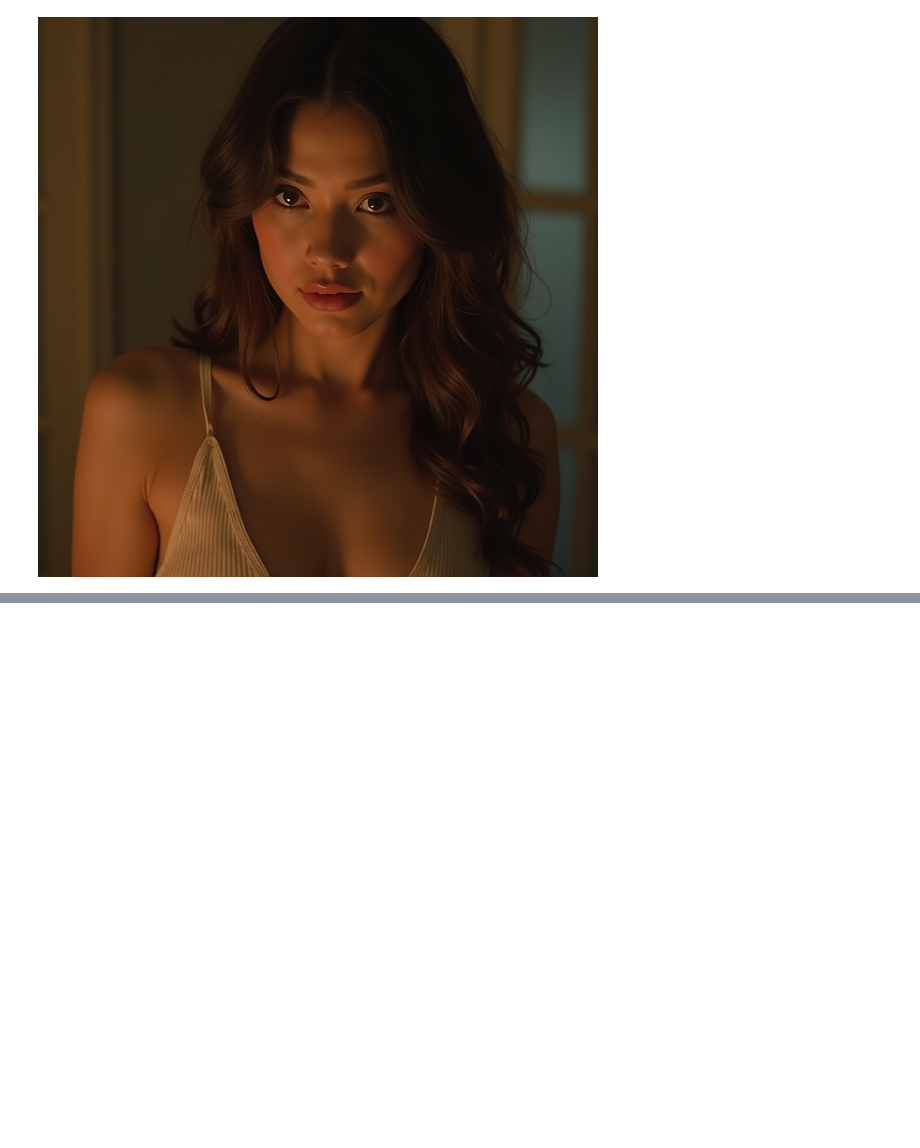
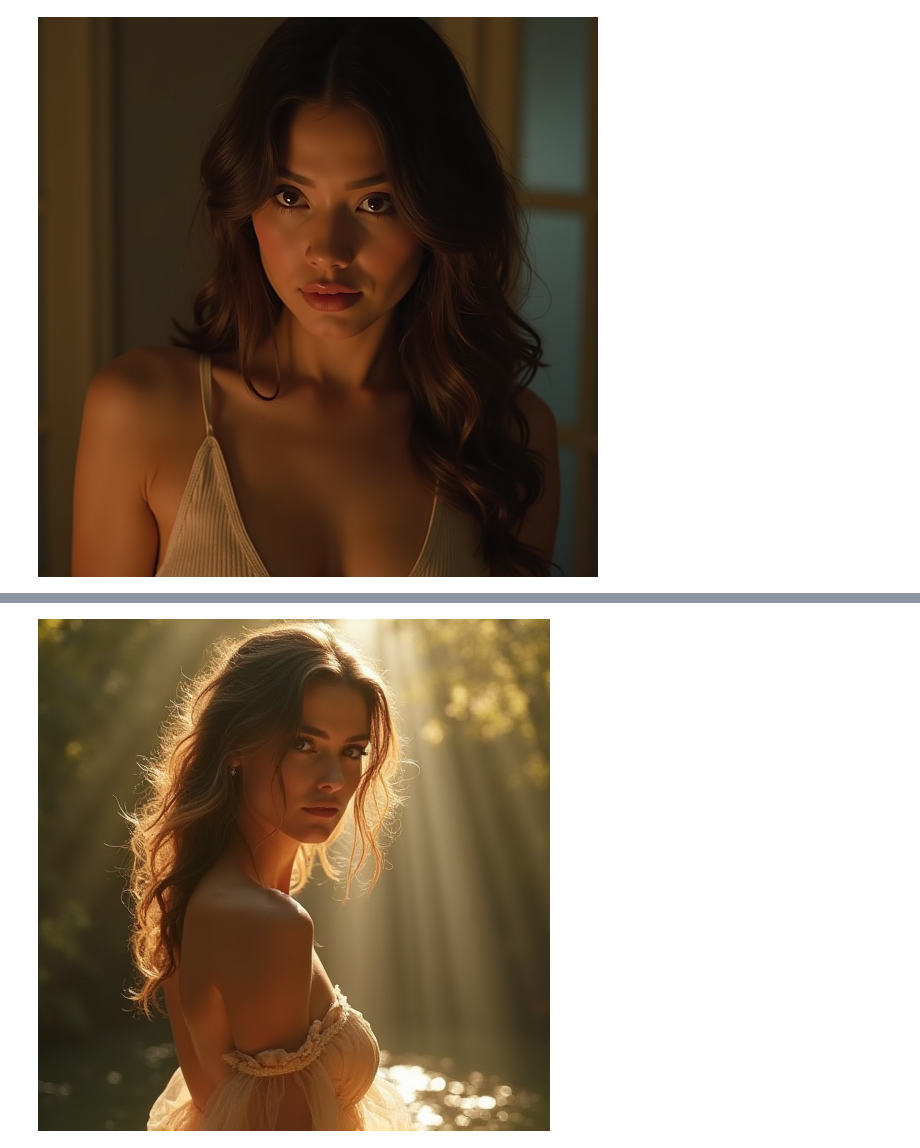
Before and after one commit to thanh-abaii/linh_tinh, a Jupyter notebook: flux_1_dev_jupyter.ipynb, the cells around one changed output, grey strips where cells are left out. Cells and saved outputs as stored; diff of their text form; code cells hidden in the pictures; blank space fills up the shorter version.

```diff
--- a/flux_1_dev_jupyter.ipynb
+++ b/flux_1_dev_jupyter.ipynb
@@ -131,0 +166,94 @@ Image.fromarray(np.array(decoded*255, dtype=np.uint8)[0])
+# %%
+from IPython.display import display, Image as IPyImage
+import ipywidgets as widgets
+import numpy as np
+from PIL import Image
+import torch
+
+positive_prompt = """
+    "A stunningly beautiful woman with captivating features, dressed elegantly in a flowing gown, standing in a dramatic cinematic setting.
+    The scene is illuminated by soft, golden hour lighting, casting warm highlights on her face.
+    She is surrounded by an enchanting backdrop of lush nature or a grand architectural masterpiece, with a dreamy and atmospheric mood that evokes the style of a classic movie still.
+    """
+seed = 0
+steps = 20
+sampler_name = "euler"
+scheduler = "simple"
+
+# Dropdown widgets for user input
+aspect_ratios = {
+    "1:1": (1, 1),
+    "16:9": (16, 9),
+    "9:16": (9, 16),
+    "3:4": (3, 4),
+    "4:3": (4, 3),
+    "4:5": (4, 5),
+    "5:4": (5, 4),
+}
+base_sizes = [512, 576, 768, 1024, 1280, 1536]
+
+aspect_ratio_dropdown = widgets.Dropdown(
+    options=list(aspect_ratios.keys()),
+    value="16:9",
+    description="Aspect Ratio:",
+)
+base_size_dropdown = widgets.Dropdown(
+    options=base_sizes,
+    value=512,
+    description="Base Size:",
+)
+run_button = widgets.Button(description="Generate Image")
+
+# Function to compute width and height
+def closestNumber(num, multiple):
+    return int(round(num / multiple) * multiple)
+
+def update_dimensions():
+    global width, height
+    selected_aspect_ratio = aspect_ratio_dropdown.value
+    selected_base_size = base_size_dropdown.value
+    ratio = aspect_ratios[selected_aspect_ratio]
+
+    if ratio[0] >= ratio[1]:
+        width = selected_base_size
+        height = int(selected_base_size * ratio[1] / ratio[0])
+    else:
+        height = selected_base_size
+        width = int(selected_base_size * ratio[0] / ratio[1])
+
+    width = closestNumber(width, 16)
+    height = closestNumber(height, 16)
+    print(f"Selected Aspect Ratio: {selected_aspect_ratio}, Base Size: {selected_base_size}, Width: {width}, Height: {height}")
+
+# Button click callback
+def on_run_button_clicked(b):
+    update_dimensions()
+    print("Starting image generation...")
+
+    with torch.no_grad():  # Ensures no gradient tracking
+        # Core image generation logic
+        cond, pooled = clip.encode_from_tokens(clip.tokenize(positive_prompt), return_pooled=True)
+        cond = [[cond, {"pooled_output": pooled}]]
+        noise = RandomNoise.get_noise(seed)[0]
+        guider = BasicGuider.get_guider(unet, cond)[0]
+        sampler = KSamplerSelect.get_sampler(sampler_name)[0]
+        sigmas = BasicScheduler.get_sigmas(unet, scheduler, steps, 1.0)[0]
+        latent_image = EmptyLatentImage.generate(width, height)[0]
+        sample, sample_denoised = SamplerCustomAdvanced.sample(noise, guider, sampler, sigmas, latent_image)
+        model_management.soft_empty_cache()
+        decoded = VAEDecode.decode(vae, sample)[0].detach()
+
+        # Save and display the image
+        output_path = "/content/flux1.png"
+        Image.fromarray(np.array(decoded * 255, dtype=np.uint8)[0]).save(output_path)
+        print(f"Image generated and saved as '{output_path}'!")
+        display(IPyImage(filename=output_path))
+
+# Bind the button click to the function
+run_button.on_click(on_run_button_clicked)
+
+# Display widgets
+display(aspect_ratio_dropdown)
+display(base_size_dropdown)
+display(run_button)
+# %% [output]
@@ -131,0 +266 @@ Image.fromarray(np.array(decoded*255, dtype=np.uint8)[0])
+[figure, added]
```
Also changed, not shown: parts of 3 cells of this notebook.
